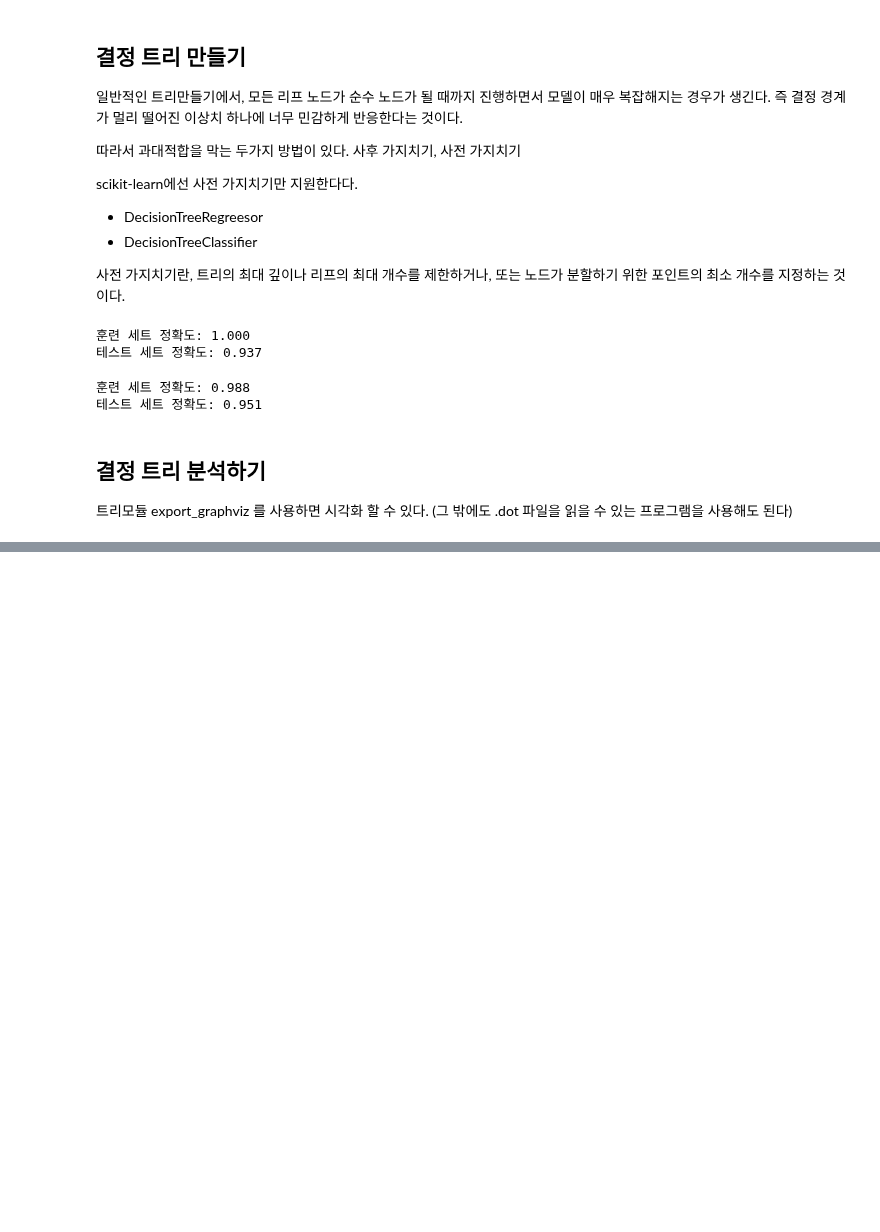
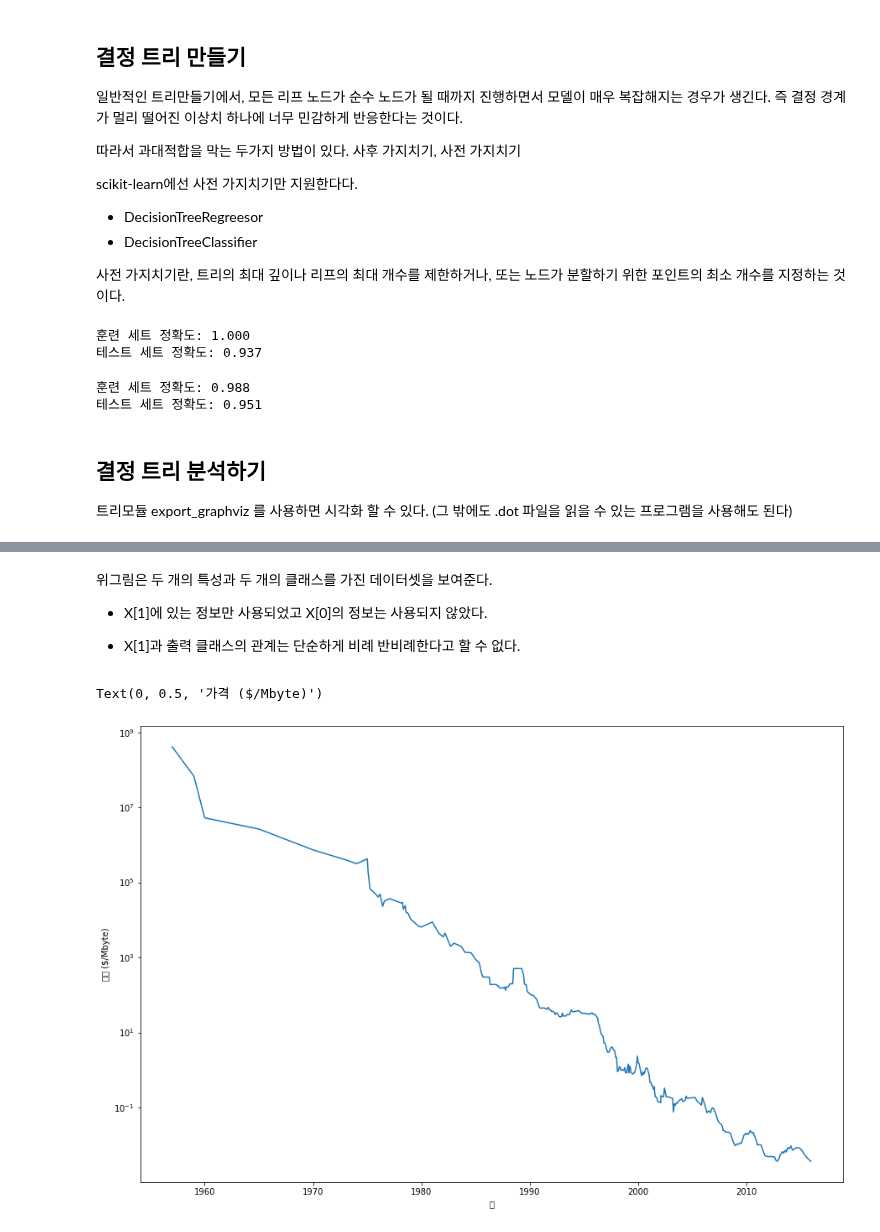
Before and after one commit to 201ssc/python_test1, a Jupyter notebook: python_ml_4.ipynb, the cells around one changed output, grey strips where cells are left out. Cells and saved outputs as stored; diff of their text form; code cells hidden in the pictures; blank space fills up the shorter version.

```diff
--- a/python_ml_4.ipynb
+++ b/python_ml_4.ipynb
@@ -150,0 +200,23 @@ display(graphviz.Source(dot_graph))
+# %% [markdown]
+위그림은 두 개의 특성과 두 개의 클래스를 가진 데이터셋을 보여준다.
+
+- X[1]에 있는 정보만 사용되었고 X[0]의 정보는 사용되지 않았다.
+
+- X[1]과 출력 클래스의 관계는 단순하게 비례 반비례한다고 할 수 없다.
+# %%
+# 분류와 마찬가지로 회귀도 비숫하게 적용된다.
+# 게다가 모든 다른 트리 기반 회귀 모델은 외삽(extrapolation), 즉 훈련 데이터의 범위 밖의 포인트에 대해 예측/추정(extrapolation) 할 수 없다.
+
+# 컴퓨터 메모리 가격 동향 데이터셋, 1메가바이트당 가격
+import pandas as pd
+import os
+ram_prices = pd.read_csv(os.path.join(mglearn.datasets.DATA_PATH, "ram_price.csv"))
+
+plt.figure(figsize=(15, 10))
+plt.yticks(fontname = 'Arial')
+plt.semilogy(ram_prices.date, ram_prices.price)
+plt.xlabel("년")
+plt.ylabel("가격 ($/Mbyte)")
+# %% [output]
+Text(0, 0.5, '가격 ($/Mbyte)')
+[figure, added]
```
Also changed, not shown: parts of 6 cells of this notebook.
